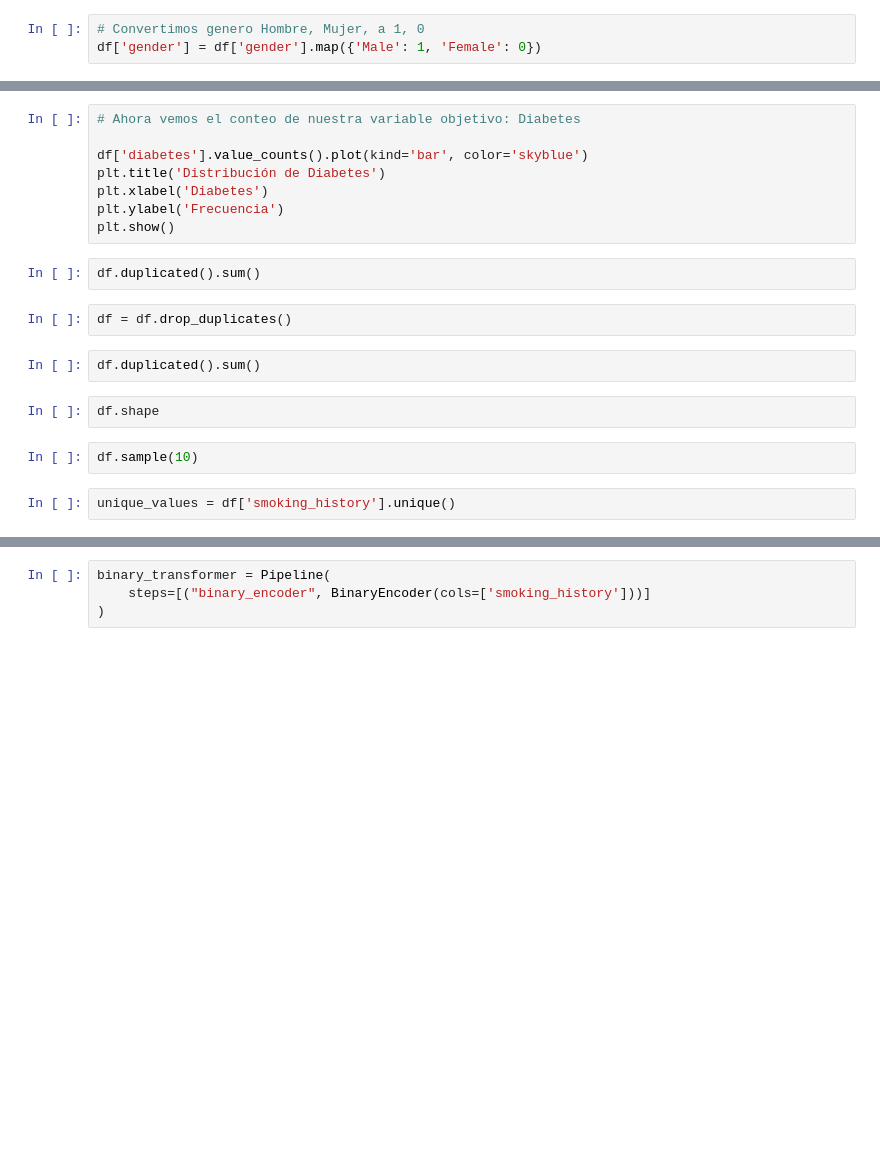
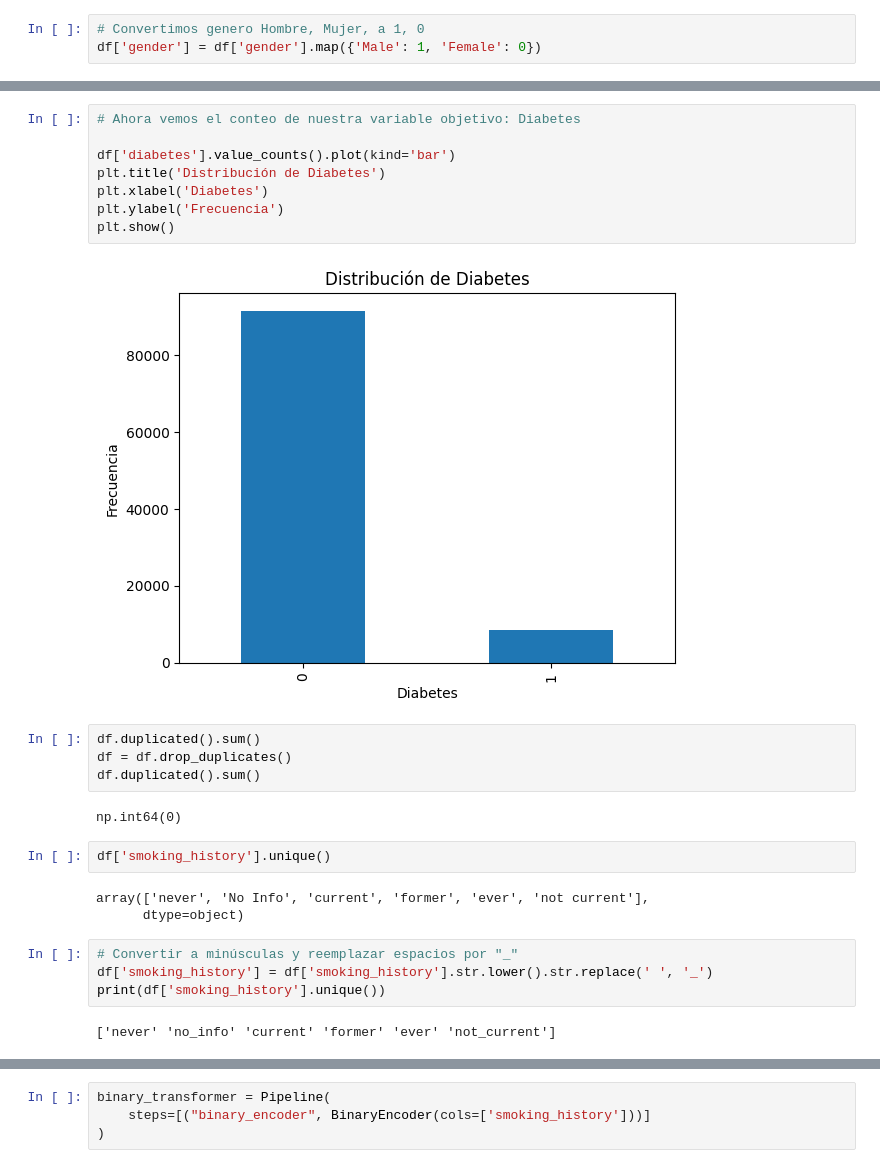
Before and after one commit to acarmonag/ML, a Jupyter notebook: diabetis.ipynb, the cells around one changed output, grey strips where cells are left out. Drawn from its saved outputs; the diff is of its cells as text; blank space fills up the shorter version.

```diff
--- a/diabetis.ipynb
+++ b/diabetis.ipynb
@@ -136,20 +123,27 @@ plt.show()
 # %%
 # Ahora vemos el conteo de nuestra variable objetivo: Diabetes
 
-df['diabetes'].value_counts().plot(kind='bar', color='skyblue')
+df['diabetes'].value_counts().plot(kind='bar')
 plt.title('Distribución de Diabetes')
 plt.xlabel('Diabetes')
 plt.ylabel('Frecuencia')
 plt.show()
+# %% [output]
+[figure, added]
 # %%
 df.duplicated().sum()
+df = df.drop_duplicates()
+df.duplicated().sum()
+# %% [output]
+np.int64(0)
-# %%
-df = df.drop_duplicates()
-# %%
-df.duplicated().sum()
-# %%
-df.shape
-# %%
-df.sample(10)
 # %%
-unique_values = df['smoking_history'].unique()
+df['smoking_history'].unique()
+# %% [output]
+array(['never', 'No Info', 'current', 'former', 'ever', 'not current'],
+      dtype=object)
+# %%
+# Convertir a minúsculas y reemplazar espacios por "_"
+df['smoking_history'] = df['smoking_history'].str.lower().str.replace(' ', '_')
+print(df['smoking_history'].unique())
+# %% [output]
+['never' 'no_info' 'current' 'former' 'ever' 'not_current']
```
Also changed, not shown: parts of 30 cells of this notebook, 1 other file.
